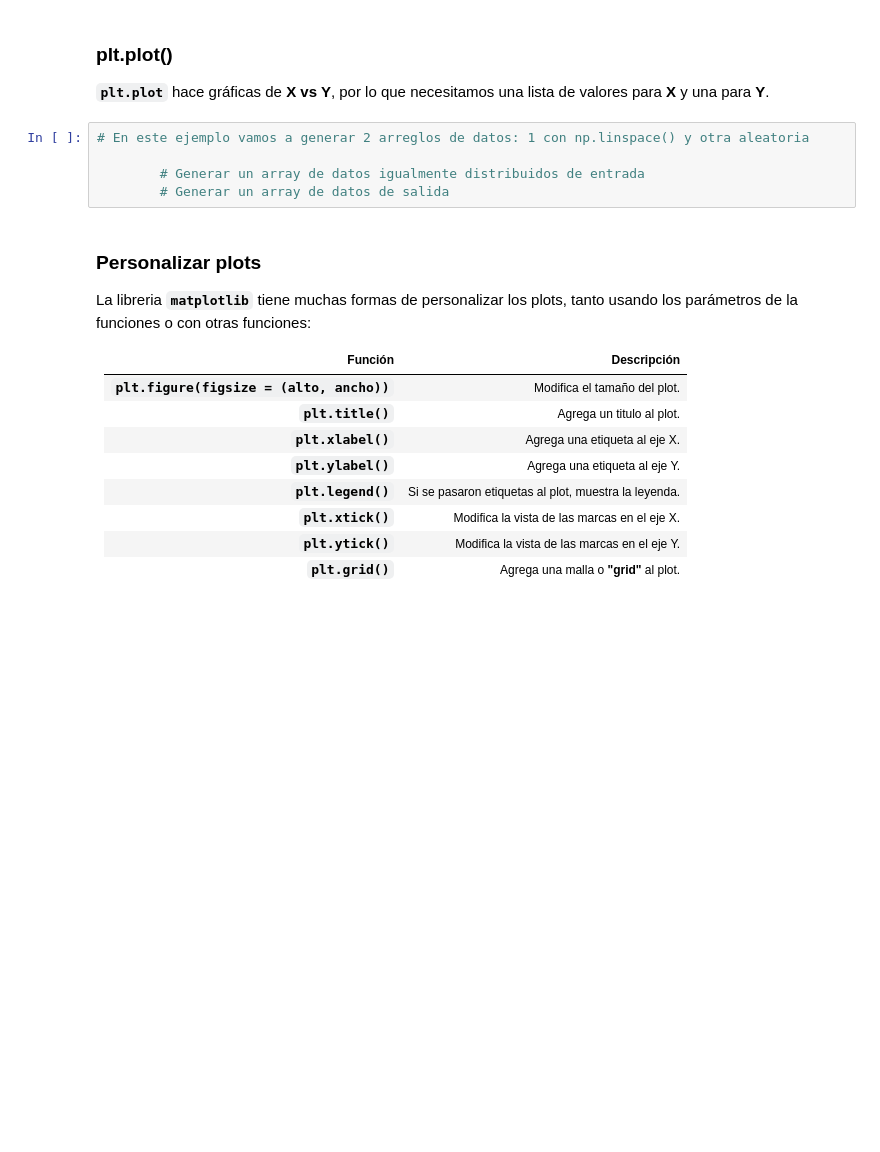
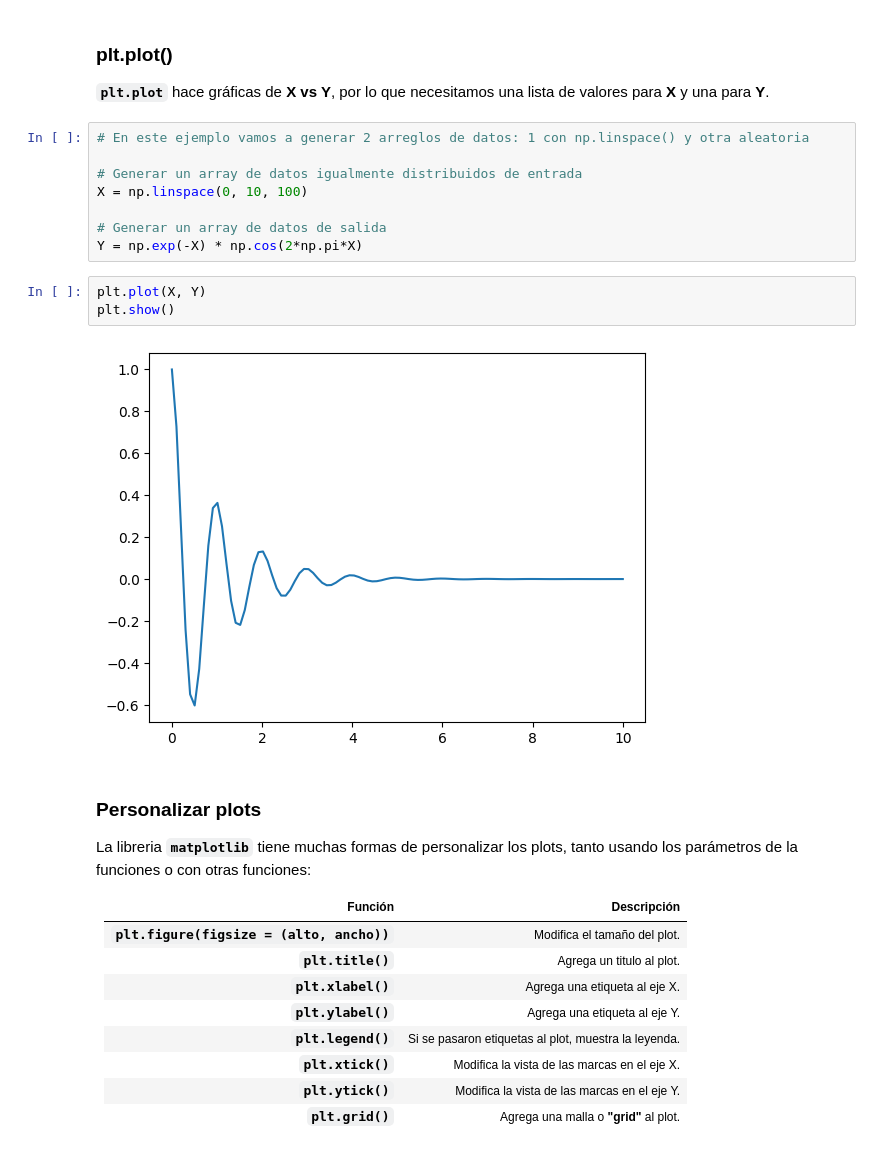
Before and after one commit to para18952/cursoPython2025, a Jupyter notebook: Modulo1_b/06.matplotlib_teoria.ipynb, the cells around one changed output. Cells and saved outputs as stored; diff of their text form; blank space fills up the shorter version.

```diff
--- a/Modulo1_b/06.matplotlib_teoria.ipynb
+++ b/Modulo1_b/06.matplotlib_teoria.ipynb
@@ -37,8 +37,16 @@ import matplotlib.pyplot as plt
 # %%
 # En este ejemplo vamos a generar 2 arreglos de datos: 1 con np.linspace() y otra aleatoria
 
-        # Generar un array de datos igualmente distribuidos de entrada
-        # Generar un array de datos de salida
+# Generar un array de datos igualmente distribuidos de entrada
+X = np.linspace(0, 10, 100)
+
+# Generar un array de datos de salida
+Y = np.exp(-X) * np.cos(2*np.pi*X)
+# %%
+plt.plot(X, Y)
+plt.show()
+# %% [output]
+[figure, added]
 # %% [markdown]
 ### Personalizar plots
 
```
Also changed, not shown: parts of 7 cells of this notebook.
